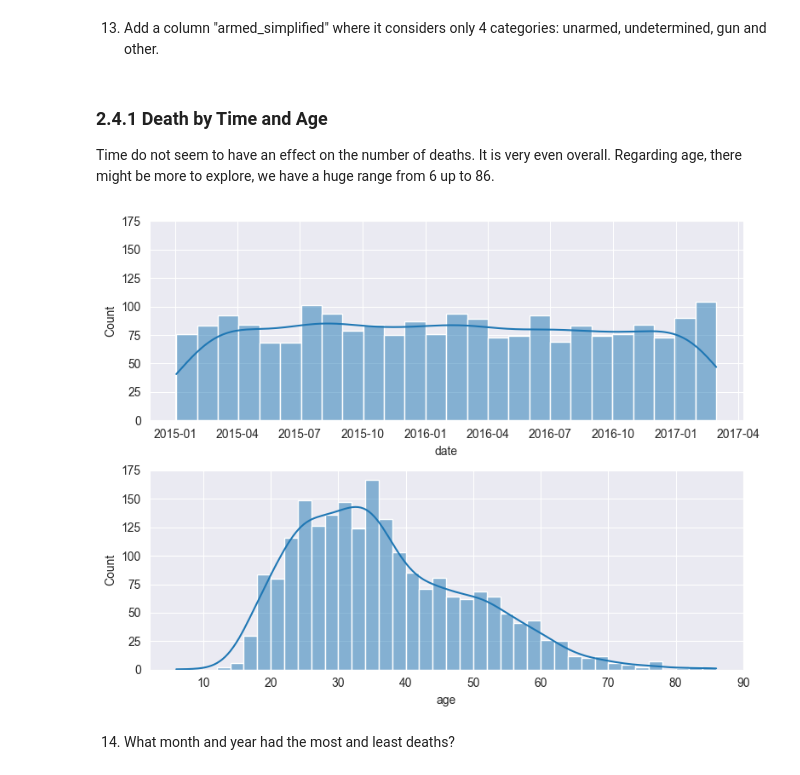
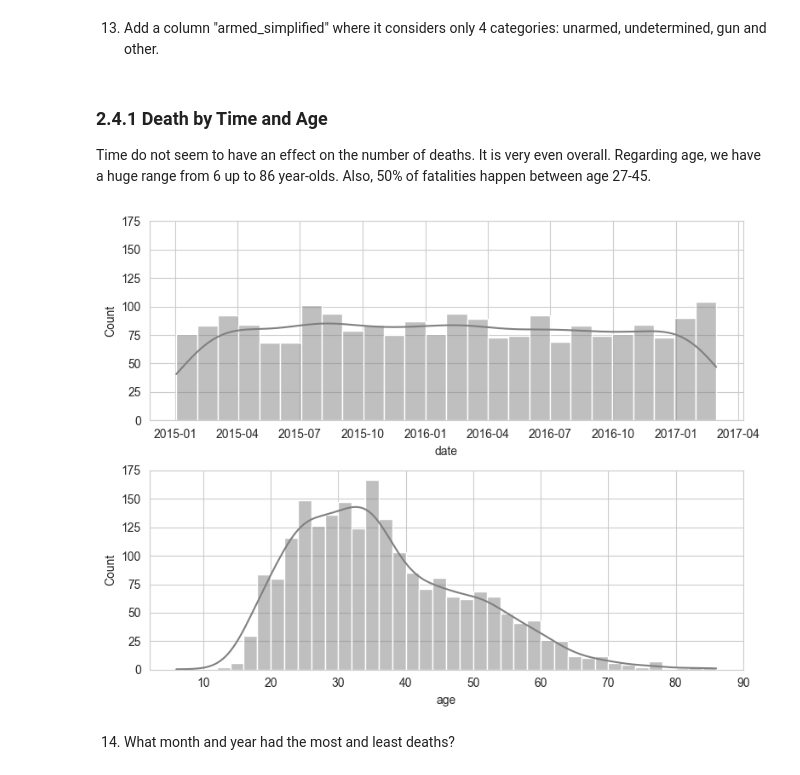
Before and after one commit to CelineChiLamNg/fatal_police_shootings, a Jupyter notebook: FatalPoliceShootings.ipynb, the cells around one changed output. Saved outputs shown, nothing was run; the diff lists cells and outputs as text; code cells hidden in the pictures.

```diff
--- a/FatalPoliceShootings.ipynb
+++ b/FatalPoliceShootings.ipynb
@@ -466,19 +466,20 @@ map = ["city", "state"]
 
 Time do not seem to have an effect on the number of deaths. It is very even
 overall.
-Regarding age, there might be more to explore, we have a huge range from 6
-up to 86.
+Regarding age, we have a huge range from 6 up to 86 year-olds. Also, 50% of
+fatalities happen between age 27-45.
 # %%
 fig, axs = plt.subplots(sharey=True, figsize=(8, 6), nrows=2, ncols=1)
 bins_dict = {"age": 40, "date": 26}
 
 for i, feature in enumerate(numeric):
-    sns.histplot(data=db_replaced, x=feature, bins=bins_dict[feature],
-                 ax=axs[i], kde=True)
+    sns.set_style("white")
+    sns.histplot(data=db_replaced, x=feature, color="grey",
+                 bins=bins_dict[feature], ax=axs[i], kde=True)
 
 plt.tight_layout()
 # %% [output]
-[figure, old version]
+[figure, new version]
 # %% [markdown]
 14. What month and year had the most and least deaths?
 # %%
```
Also changed, not shown: parts of 28 cells of this notebook, 1 other file.
